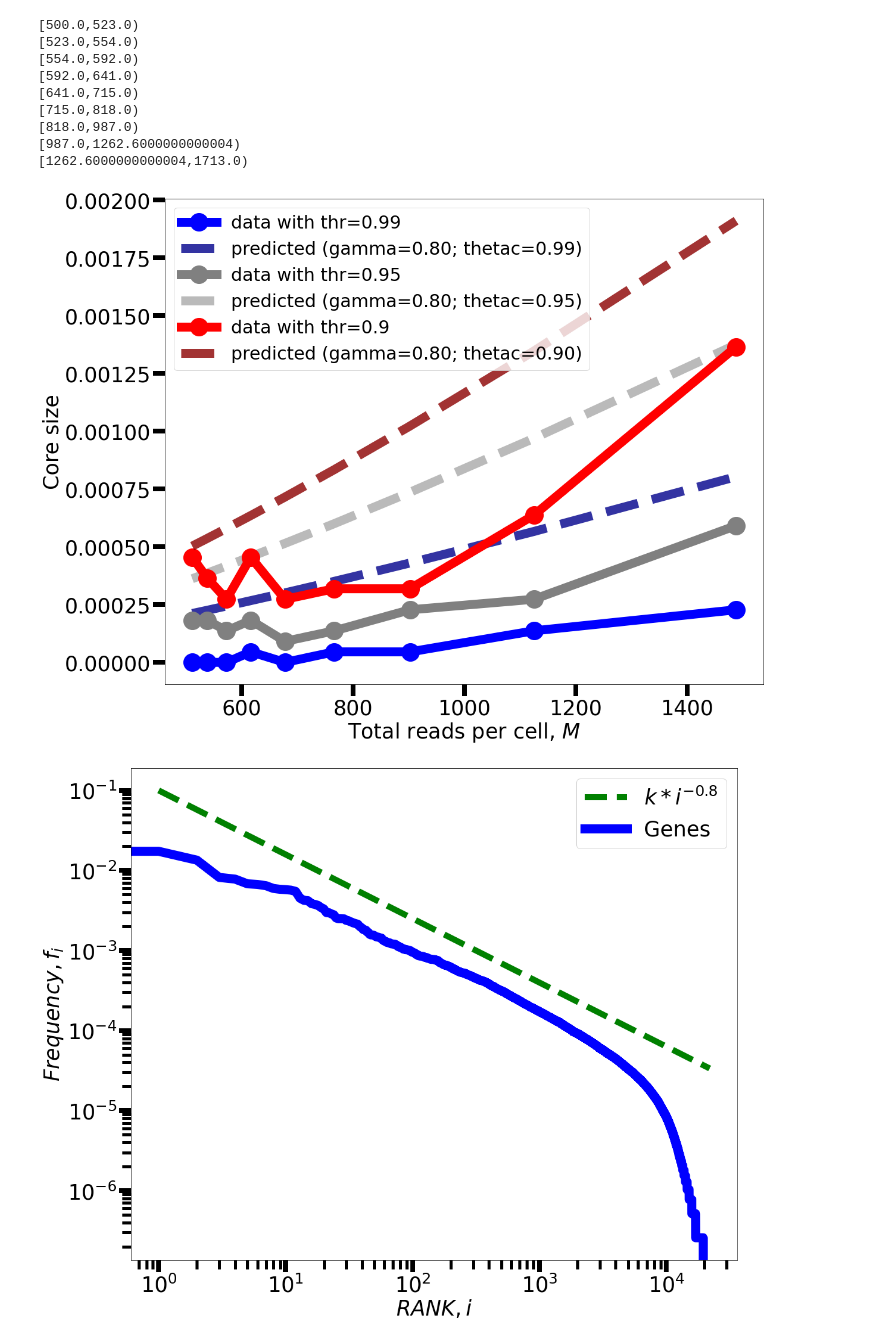
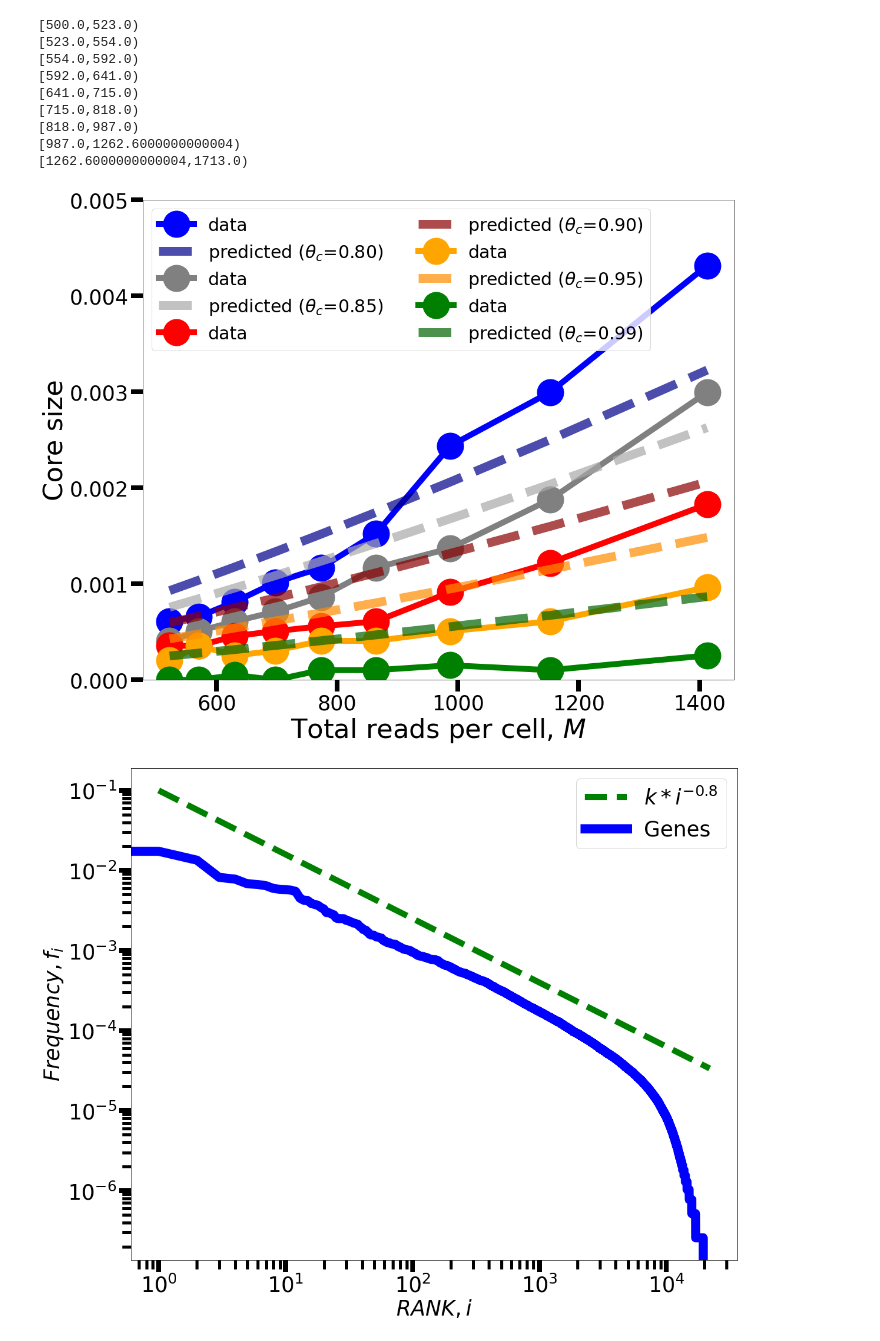
Before and after one commit to SilviaLazzardi/Emergent_Laws_in_scRNA-seq_Data, a Jupyter notebook: MouseCellAtlas/Mouse_Cell_Atlas_Data_Analysis.ipynb, the cells around one changed output. Cells and saved outputs as stored; diff of their text form; code cells hidden in the pictures.

```diff
--- a/MouseCellAtlas/Mouse_Cell_Atlas_Data_Analysis.ipynb
+++ b/MouseCellAtlas/Mouse_Cell_Atlas_Data_Analysis.ipynb
@@ -737,18 +739,17 @@ quantiles = np.quantile(M[M<4000].values, q=np.linspace(0,1,11))[:-1]
 #idxs = np.linspace(500,M.max(),num=20)
 
 sizes = {}
-sizes["0.99"] = []
-sizes["0.95"] = []
-sizes["0.9"] = []
+thetas_c = [0.8,0.85,0.9,0.95,0.99]
+for theta in thetas_c:
+    sizes["%.2f"%theta] = []
 
 
 #for (m_, m) in zip(M[idxs].index[:-1], M[idxs].index[1:]):
 for (m_,m) in zip(quantiles[:-1], quantiles[1:]):
     print(f"[{m_},{m})")
     O = df.reindex(columns=M[(m_<=M)&(M<m)].index).dropna(how="any", axis=1).apply(lambda g: len(g[g>0])/float(len(g)), axis=1)
-    sizes["0.99"].append(len(O[O>0.99])/len(O))
-    sizes["0.95"].append(len(O[O>0.95])/len(O))
-    sizes["0.9"].append(len(O[O>0.9])/len(O))
+    for theta in thetas_c:
+        sizes["%.2f"%theta].append(len(O[O>theta])/len(O))
     del O
 # %% [output]
 [500.0,523.0)
@@ -786,32 +787,33 @@ def fit_teo(X_data, gamma, thetac, N=df.dropna(how="all", axis=1).shape[0]):
 # %%
 from scipy.optimize import curve_fit
 fig,ax = plt.subplots(figsize=(18,15))
 
-for (threshold,sizes_arr), color in zip(sizes.items(),["blue", "gray", "red"]):
-    ax.plot(q_means, sizes_arr, lw=15, marker="o", ms=30, c=color, label=f"data with thr={threshold}")
+for (threshold,sizes_arr), color in zip(sizes.items(),["blue", "gray", "red", "orange", "green"]):
+    ax.plot(q_means, sizes_arr, lw=10, marker="o", ms=45, c=color, label=f"data")
     popt = [0.8, float(threshold)]
-    ax.plot(q_means, fit_teo(q_means, *popt), c="dark"+color, lw=15, ls="--", label="predicted (gamma=%.2f; thetac=%.2f)"%(popt[0],popt[1]), alpha=0.8)
+    ax.plot(q_means, fit_teo(q_means, *popt), c="dark"+color, lw=15, ls="--", label="predicted ($\\theta_c$=%.2f)"%(popt[1]), alpha=0.7)
 
 threshold = 0.9
 #ax.plot(q_means, sizes["0.9"], lw=15, marker="o", ms=30, c="gray", label=f"data with thr={threshold}")
 
 
 #popt, pcov = curve_fit(fit_teo, q_means, sizes["0.9"], p0=[0.8, 0.95])
 popt = [0.8, 0.9]
 #ax.plot(q_means, fit_teo(q_means, *popt), lw=15, ls="--", label="predicted (gamma=%.2f; thetac=%.2f)"%(popt[0],popt[1]), alpha=0.8, c="orange")
 
+ax.set_ylim(0,0.005)
 
-ax.set_ylabel("Core size", fontsize=35)
-ax.set_xlabel("Total reads per cell, $M$", fontsize=35)
+ax.set_ylabel("Core size", fontsize=45)
+ax.set_xlabel("Total reads per cell, $M$", fontsize=45)
 
 ax.tick_params(labelsize=35, width=8, length=20)
 ax.tick_params(which="minor", labelsize=35, width=5, length=15)
 
-ax.legend(fontsize=30)
+ax.legend(ncol=2,fontsize=30)
 plt.show()
 fig.savefig(f"U_core_prediction_{tissue}_allthr.pdf")
 # %% [output]
-[figure, old version]
+[figure, new version]
 # %%
 df = df[M.index]
 A = df.sum(1)
```
Also changed, not shown: parts of 2 cells of this notebook, 1 other file.
